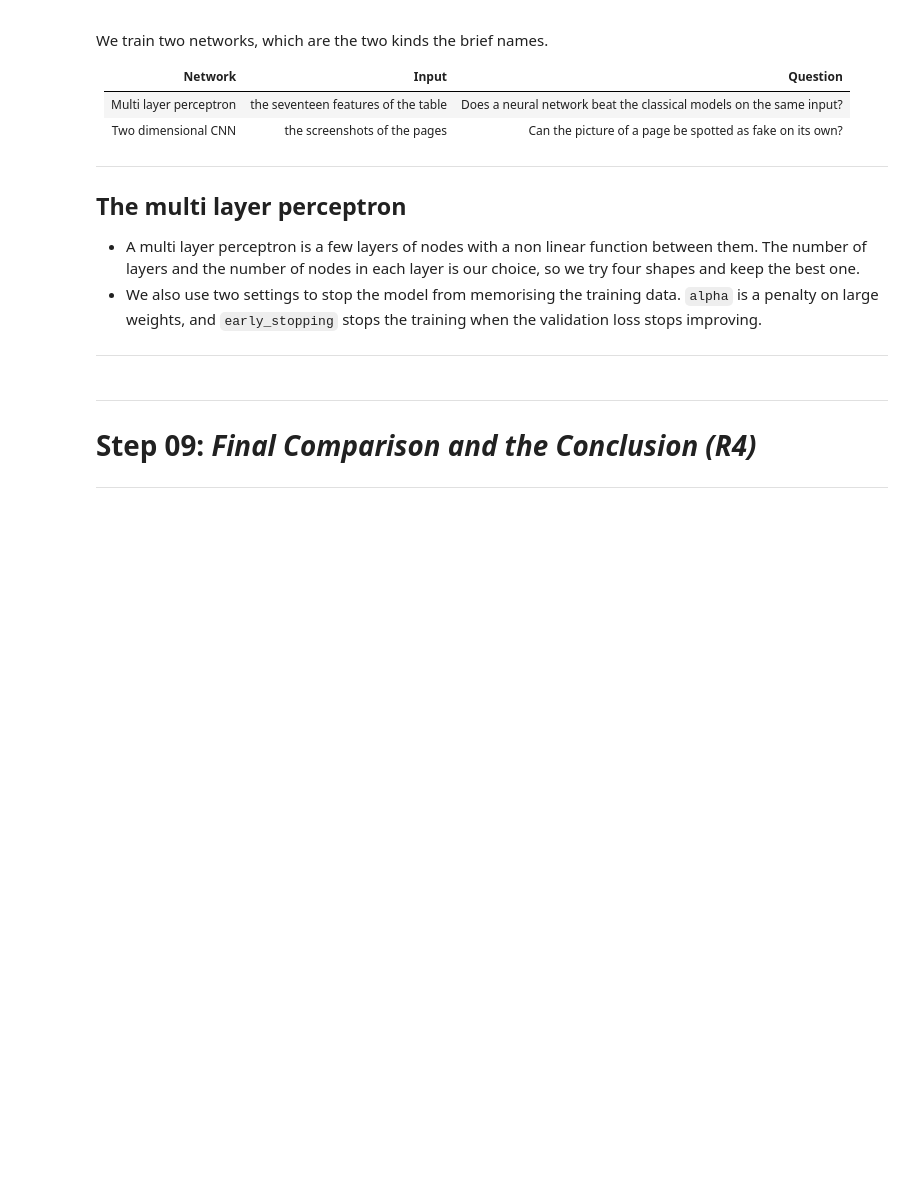
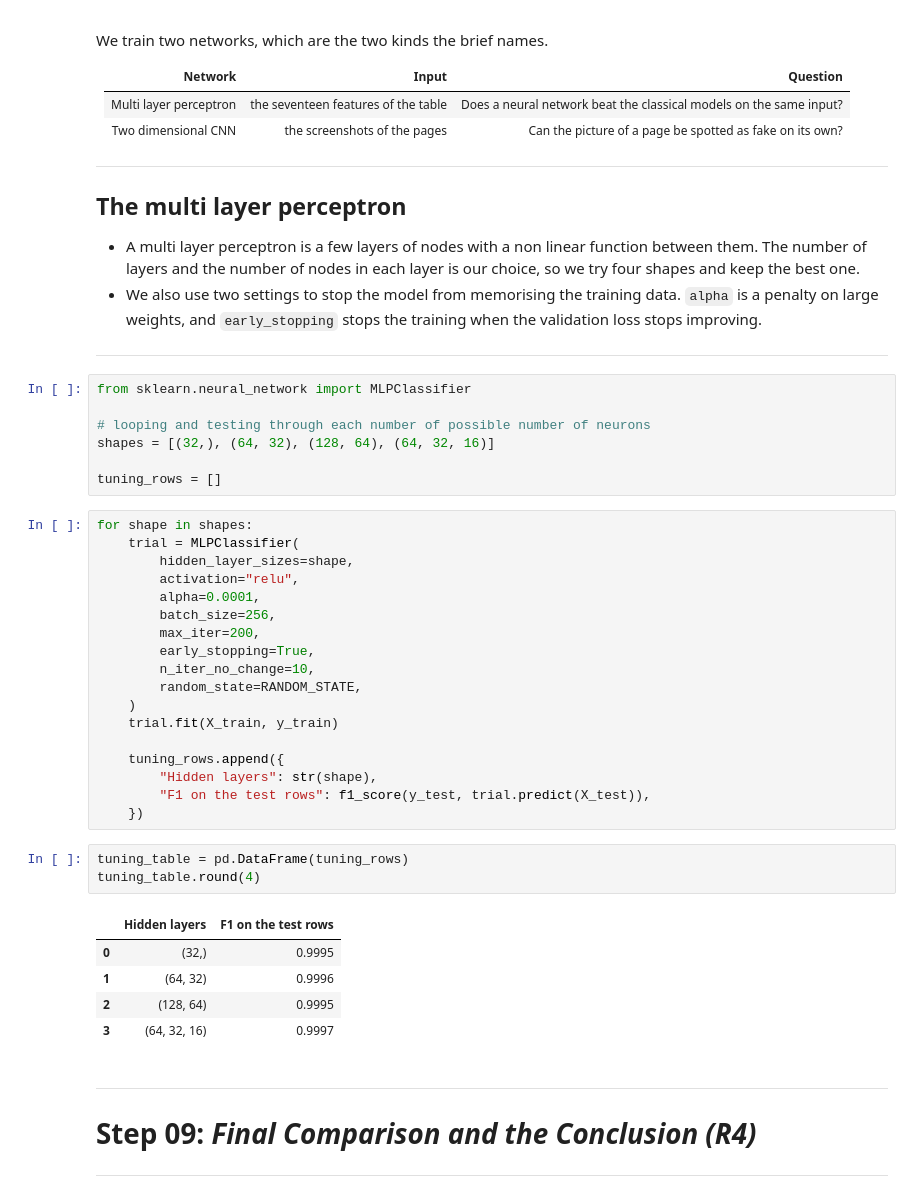
Before and after one commit to Sakib-Dalal/DMML-F21DL-CourseWork01-PG-Group15, a Jupyter notebook: Notebook/DataMining&MachineLearning_Coursework_01.ipynb, the cells around one changed output. Drawn from its saved outputs; the diff is of its cells as text; blank space fills up the shorter version.

Commit message:
Update Notebook - Added and trained MLP model for different sets of neuron amounts

```diff
--- a/Notebook/DataMining&MachineLearning_Coursework_01.ipynb
+++ b/Notebook/DataMining&MachineLearning_Coursework_01.ipynb
@@ -849,6 +849,40 @@ penalty on large weights, and `early_stopping` stops the training when the valid
 stops improving.
 
 ---
+# %%
+from sklearn.neural_network import MLPClassifier
+
+# looping and testing through each number of possible number of neurons
+shapes = [(32,), (64, 32), (128, 64), (64, 32, 16)]
+
+tuning_rows = []
+# %%
+for shape in shapes:
+    trial = MLPClassifier(
+        hidden_layer_sizes=shape,
+        activation="relu",
+        alpha=0.0001,
+        batch_size=256,
+        max_iter=200,
+        early_stopping=True,
+        n_iter_no_change=10,
+        random_state=RANDOM_STATE,
+    )
+    trial.fit(X_train, y_train)
+
+    tuning_rows.append({
+        "Hidden layers": str(shape),
+        "F1 on the test rows": f1_score(y_test, trial.predict(X_test)),
+    })
+# %%
+tuning_table = pd.DataFrame(tuning_rows)
+tuning_table.round(4)
+# %% [output]
+|  | Hidden layers | F1 on the test rows |
+| 0 | (32,) | 0.9995 |
+| 1 | (64, 32) | 0.9996 |
+| 2 | (128, 64) | 0.9995 |
+| 3 | (64, 32, 16) | 0.9997 |
 # %% [markdown]
 ---
 # Step 09: *Final Comparison and the Conclusion (R4)*
```
